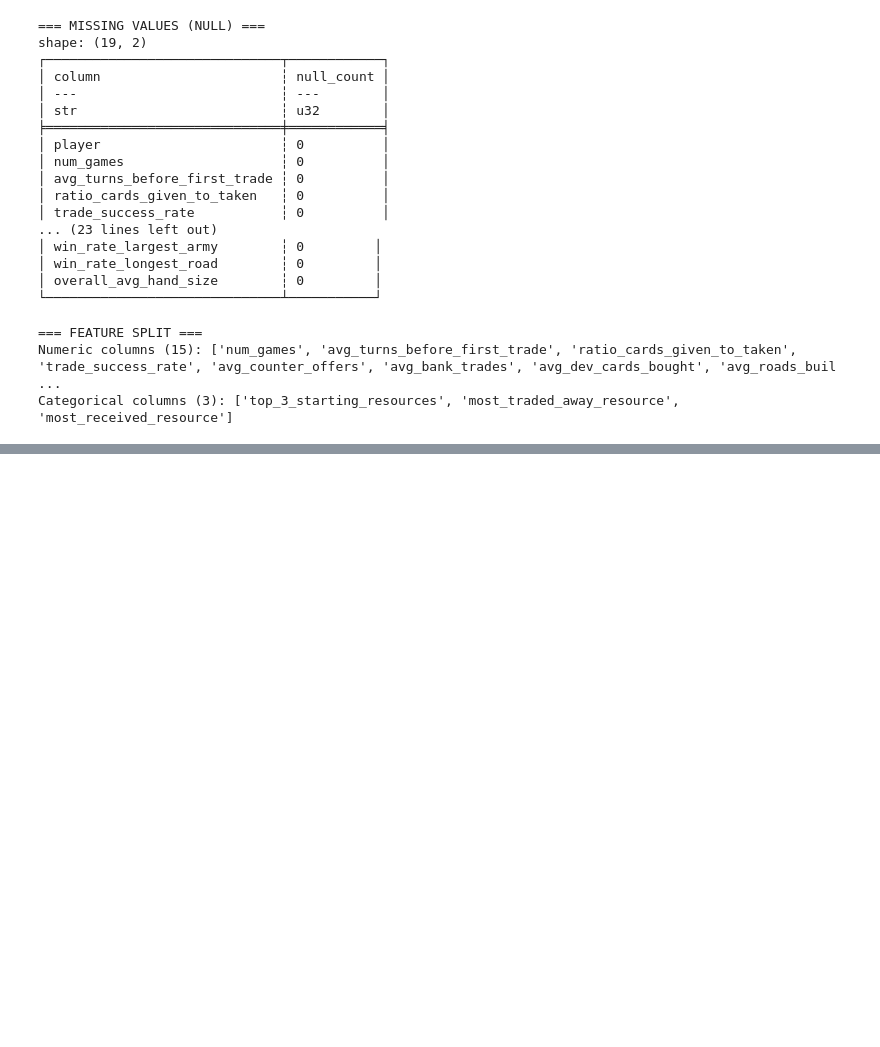
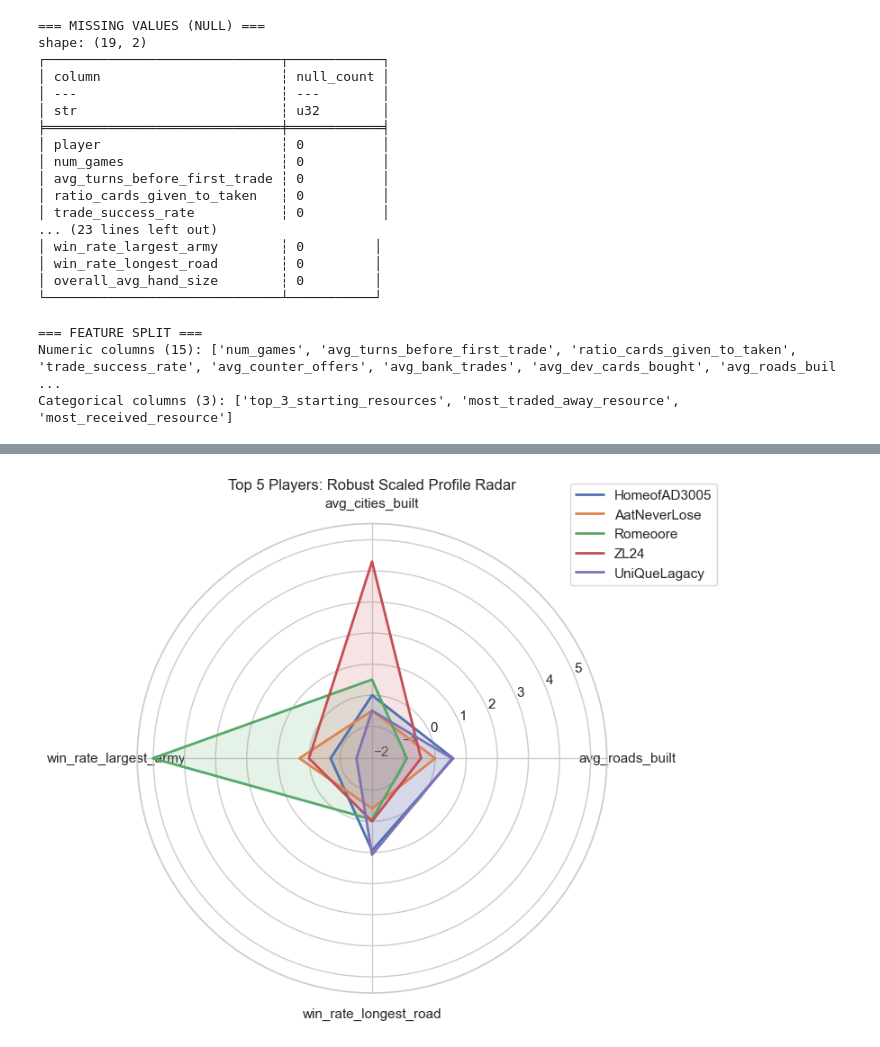
Before and after one commit to aatmiyasilwal/Redeem-Catan, a Jupyter notebook: src/eda/eda.ipynb, the cells around one changed output, grey strips where cells are left out. Drawn from its saved outputs; the diff is of its cells as text; code cells hidden in the pictures; blank space fills up the shorter version.

Commit message:
added some more games

```diff
--- a/src/eda/eda.ipynb
+++ b/src/eda/eda.ipynb
@@ -316,0 +320,49 @@ if 'num_games' in plot_df.columns and available_radar_metrics:
+# %%
+# TODO: PICK THE RIGHT COLUMNS FOR THIS
+radar_metrics = [
+    'avg_roads_built',
+    'avg_cities_built',
+    'average_dev_cards_bought',
+    'win_rate_largest_army',
+    'win_rate_longest_road'
+]
+
+available_radar_metrics = [m for m in radar_metrics if m in plot_df.columns]
+if 'num_games' in plot_df.columns and available_radar_metrics:
+    top_players = plot_df.sort_values('num_games', ascending=False).head(5).copy()
+
+    # Normalize each metric using Robust Scaling (Median and IQR)
+    for metric in available_radar_metrics:
+        q1 = top_players[metric].quantile(0.25)
+        q3 = top_players[metric].quantile(0.75)
+        iqr = q3 - q1
+        if iqr == 0:
+            top_players[f'{metric}__norm'] = 0.0
+        else:
+            top_players[f'{metric}__norm'] = (top_players[metric] - top_players[metric].median()) / iqr
+
+    norm_metrics = [f'{m}__norm' for m in available_radar_metrics]
+    angles = np.linspace(0, 2 * np.pi, len(available_radar_metrics), endpoint=False).tolist()
+    angles += angles[:1]
+
+    fig, ax = plt.subplots(figsize=(8, 8), subplot_kw=dict(polar=True))
+
+    for _, row in top_players.iterrows():
+        values = [row[m] for m in norm_metrics]
+        values += values[:1]
+        ax.plot(angles, values, linewidth=2, label=row['player'])
+        ax.fill(angles, values, alpha=0.15)
+
+    ax.set_xticks(angles[:-1])
+    ax.set_xticklabels(available_radar_metrics)
+
+    # Adjust y-limits for robust scaled data (which can be negative or > 1)
+    all_vals = top_players[norm_metrics].values
+    ax.set_ylim(np.nanmin(all_vals) - 0.5, np.nanmax(all_vals) + 0.5)
+
+    ax.set_title('Top 5 Players: Robust Scaled Profile Radar')
+    ax.legend(loc='upper right', bbox_to_anchor=(1.25, 1.1))
+    plt.tight_layout()
+    plt.show()
+# %% [output]
+[figure, added]
```
Also changed, not shown: parts of 5 cells of this notebook, 8 other files.
